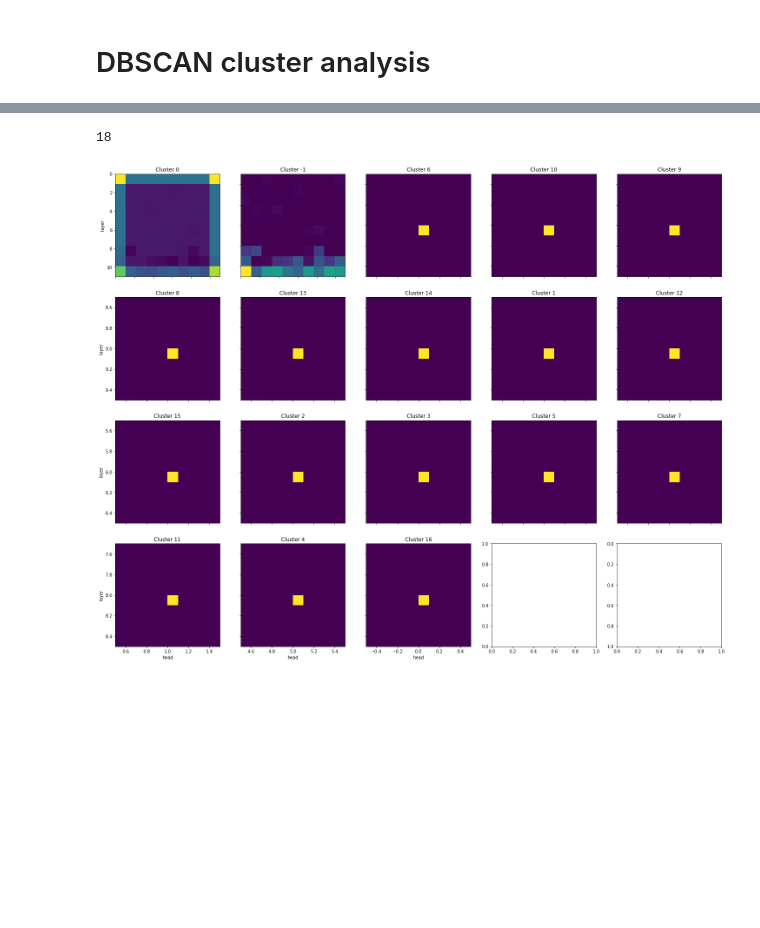
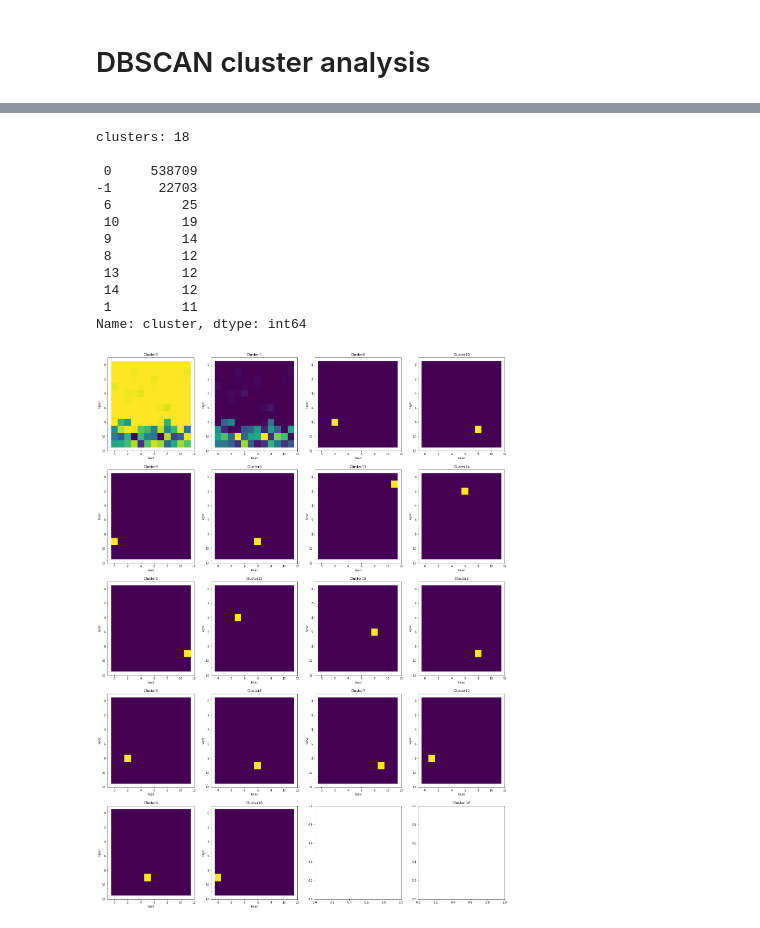
Before and after one commit to pschroedl/transformer_attention_clustering, a Jupyter notebook: clustering/dbscan_cluster_analysis.ipynb, the cells around one changed output, grey strips where cells are left out. Drawn from its saved outputs; the diff is of its cells as text; code cells hidden in the pictures; blank space fills up the shorter version.

```diff
--- a/clustering/dbscan_cluster_analysis.ipynb
+++ b/clustering/dbscan_cluster_analysis.ipynb
@@ -65,7 +54 @@ plt.gca().invert_yaxis()
 df = torch.load(os.path.join(output_dir,'dask_dbscan_87_10_label_df.bin'))
-# %%
-cluster_count = df['cluster'].value_counts()
-top_clusters = cluster_count.index.to_list()
-len(top_clusters)
-# %% [output]
-18
@@ -76,13 +55,16 @@ for c in top_clusters:
-# %%
-fig, axis = plt.subplots(4, 5, figsize=(25,20))
-
-for i, axs in zip(top_clusters[0:36], axis.flat):
-    im = axs.hist2d(df_clusters[i]['head'],df_clusters[i]['layer'])
-    axs.set_title(f'Cluster {i}')
-    axs.set(xlabel='head', ylabel='layer')
-    axs.label_outer()
-    axs.set_ylim(axs.get_ylim()[::-1])
-
-plt.gca().invert_yaxis()
-# %% [output]
-[figure, removed]
+# %%
+plot_density(df)
+# %% [output]
+clusters: 18
+
+ 0     538709
+-1      22703
+ 6         25
+ 10        19
+ 9         14
+ 8         12
+ 13        12
+ 14        12
+ 1         11
+Name: cluster, dtype: int64
+[figure, added]
```
Also changed, not shown: parts of 15 cells of this notebook, 1 other file.
